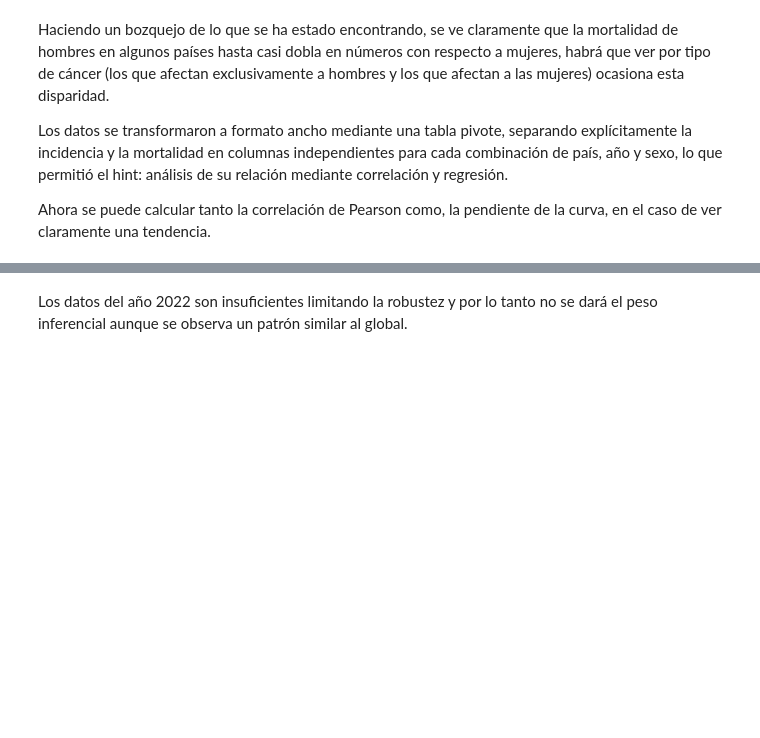
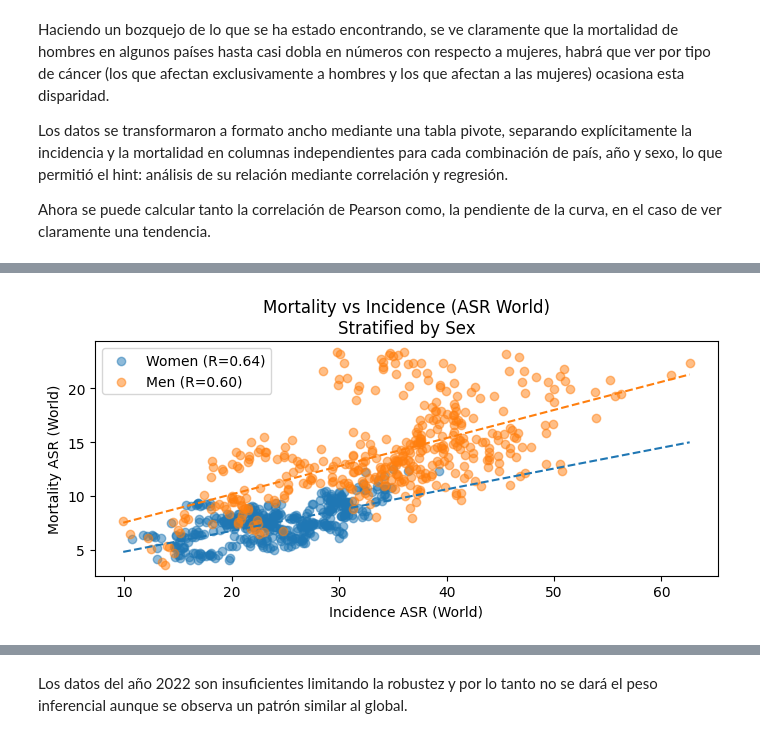
Before and after one commit to mehrerm/TFM, a Jupyter notebook: notebooks/01_load_and_clean_DIRAC.ipynb, the cells around one changed output, grey strips where cells are left out. Saved outputs shown, nothing was run; the diff lists cells and outputs as text; code cells hidden in the pictures; blank space fills up the shorter version.

```diff
--- a/notebooks/01_load_and_clean_DIRAC.ipynb
+++ b/notebooks/01_load_and_clean_DIRAC.ipynb
@@ -885,0 +954,34 @@ Se tiene que es alta, demostrando una asociación fuerte y consistente, pero no
+# %%
+plt.figure(figsize=(7, 7))
+
+plt.scatter(
+    x_f, y_f,
+    alpha=0.5,
+    label=f"Women (R={R_f:.2f})"
+)
+
+plt.scatter(
+    x_m, y_m,
+    alpha=0.5,
+    label=f"Men (R={R_m:.2f})"
+)
+
+# rectas
+x_min = min(x_f.min(), x_m.min())
+x_max = max(x_f.max(), x_m.max())
+x_line = np.linspace(x_min, x_max, 200)
+
+plt.plot(x_line, beta_f * x_line + alpha_f, linestyle="--")
+plt.plot(x_line, beta_m * x_line + alpha_m, linestyle="--")
+
+plt.xlabel("Incidence ASR (World)")
+plt.ylabel("Mortality ASR (World)")
+plt.title("Mortality vs Incidence (ASR World)\nStratified by Sex")
+
+plt.legend()
+plt.gca().set_aspect("equal", adjustable="box")
+plt.grid(False)
+plt.tight_layout()
+plt.show()
+# %% [output]
+[figure, added]
```
Also changed, not shown: parts of 9 cells of this notebook.
